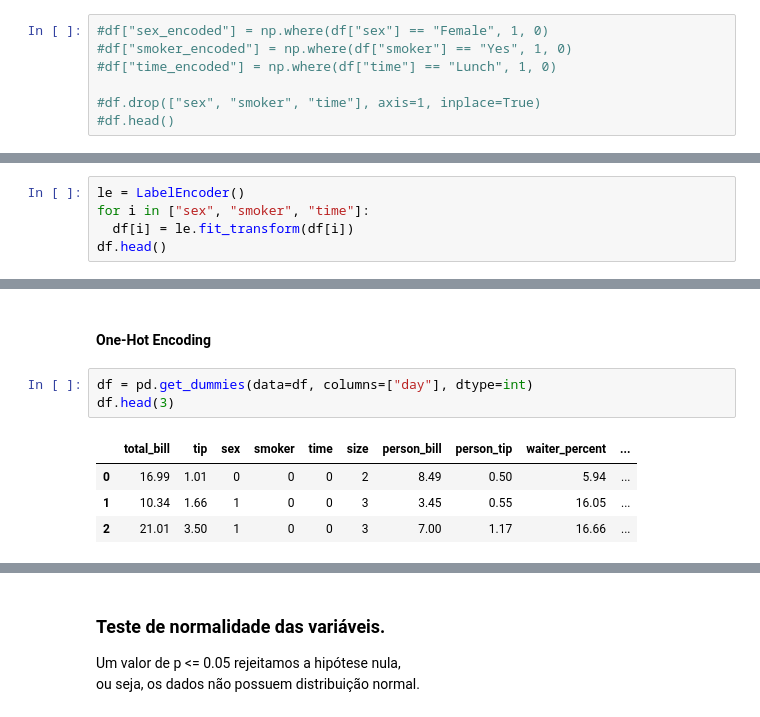
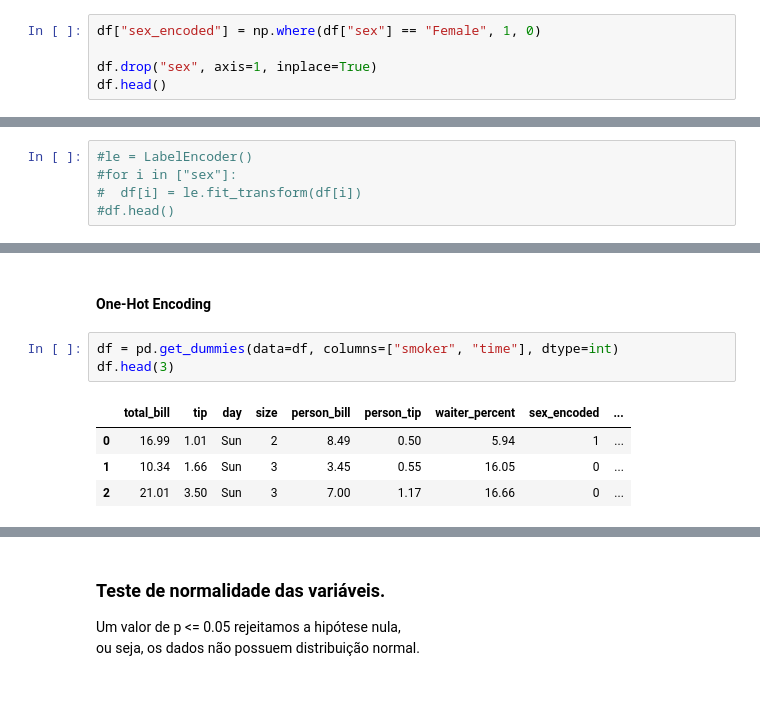
Before and after one commit to redsonlopez/regression_tips, a Jupyter notebook: regression_tips.ipynb, the cells around one changed output, grey strips where cells are left out. Drawn from its saved outputs; the diff is of its cells as text.

```diff
--- a/regression_tips.ipynb
+++ b/regression_tips.ipynb
@@ -153,9 +164,7 @@ Categories (2, object): ['Lunch', 'Dinner']
 ### Transformação das Variáveis Categóricas
 #### LabelEncoder
 # %%
-#df["sex_encoded"] = np.where(df["sex"] == "Female", 1, 0)
-#df["smoker_encoded"] = np.where(df["smoker"] == "Yes", 1, 0)
-#df["time_encoded"] = np.where(df["time"] == "Lunch", 1, 0)
+df["sex_encoded"] = np.where(df["sex"] == "Female", 1, 0)
 
-#df.drop(["sex", "smoker", "time"], axis=1, inplace=True)
-#df.head()
+df.drop("sex", axis=1, inplace=True)
+df.head()
@@ -162,5 +178,5 @@ Categories (2, object): ['Lunch', 'Dinner']
 # %%
-le = LabelEncoder()
-for i in ["sex", "smoker", "time"]:
-  df[i] = le.fit_transform(df[i])
-df.head()
+#le = LabelEncoder()
+#for i in ["sex"]:
+#  df[i] = le.fit_transform(df[i])
+#df.head()
@@ -174,10 +183,10 @@ df.head()
 # %% [markdown]
 #### One-Hot Encoding
 # %%
-df = pd.get_dummies(data=df, columns=["day"], dtype=int)
+df = pd.get_dummies(data=df, columns=["smoker", "time"], dtype=int)
 df.head(3)
 # %% [output]
-|  | total_bill | tip | sex | smoker | time | size | person_bill | person_tip | waiter_percent | ... |
-| 0 | 16.99 | 1.01 | 0 | 0 | 0 | 2 | 8.49 | 0.50 | 5.94 | ... |
-| 1 | 10.34 | 1.66 | 1 | 0 | 0 | 3 | 3.45 | 0.55 | 16.05 | ... |
-| 2 | 21.01 | 3.50 | 1 | 0 | 0 | 3 | 7.00 | 1.17 | 16.66 | ... |
+|  | total_bill | tip | day | size | person_bill | person_tip | waiter_percent | sex_encoded | ... |
+| 0 | 16.99 | 1.01 | Sun | 2 | 8.49 | 0.50 | 5.94 | 1 | ... |
+| 1 | 10.34 | 1.66 | Sun | 3 | 3.45 | 0.55 | 16.05 | 0 | ... |
+| 2 | 21.01 | 3.50 | Sun | 3 | 7.00 | 1.17 | 16.66 | 0 | ... |
```
Also changed, not shown: parts of 23 cells of this notebook.
